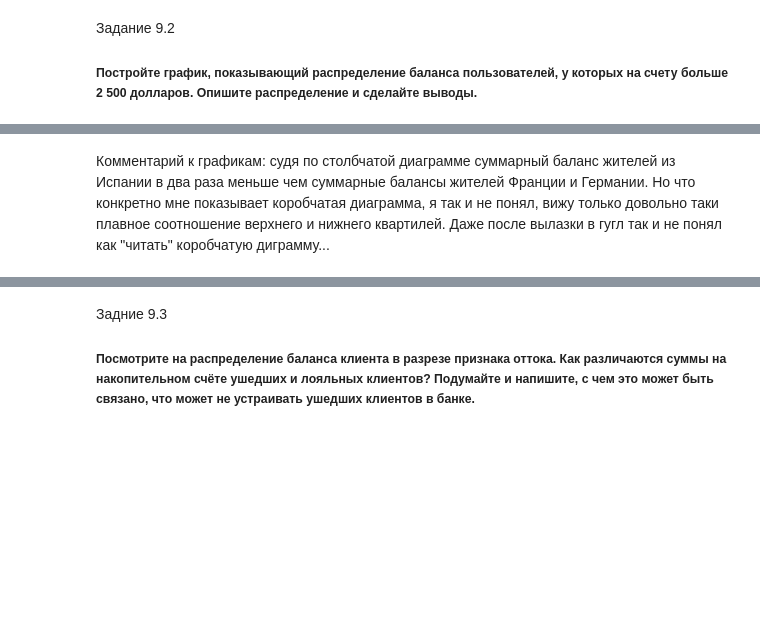
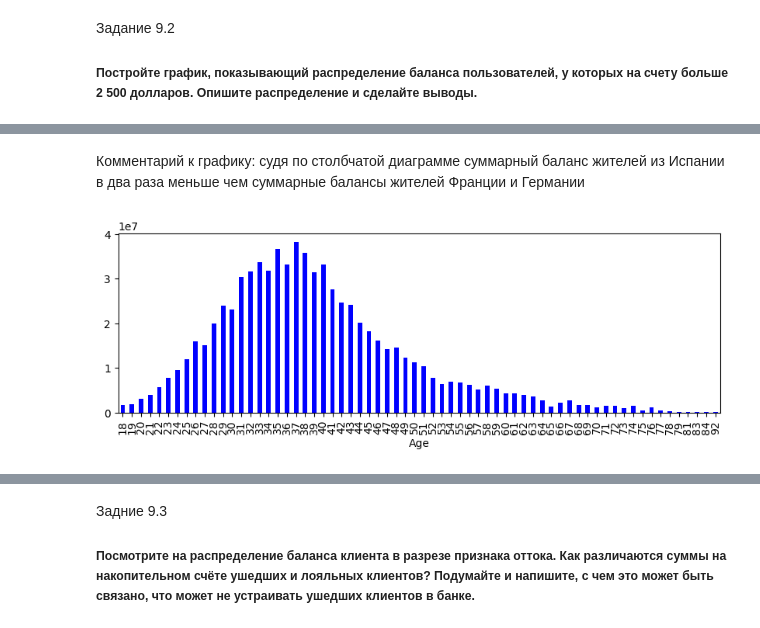
Before and after one commit to schdlr50/SF_Pandas_data_visualization, a Jupyter notebook: (Lesson 9) final task/les9.ipynb, the cells around one changed output, grey strips where cells are left out. Cells and saved outputs as stored; diff of their text form; code cells hidden in the pictures; blank space fills up the shorter version.

```diff
--- a/(Lesson 9) final task/les9.ipynb
+++ b/(Lesson 9) final task/les9.ipynb
@@ -77,2 +64,12 @@ boxplot = sns.boxplot(
 # %% [markdown]
-Комментарий к графикам: судя по столбчатой диаграмме суммарный баланс жителей из Испании в два раза меньше чем суммарные балансы жителей Франции и Германии. Но что конкретно мне показывает коробчатая диаграмма, я так и не понял, вижу только довольно таки плавное соотношение верхнего и нижнего квартилей. Даже после вылазки в гугл так и не понял как "читать" коробчатую диграмму...
+Комментарий к графику: судя по столбчатой диаграмме суммарный баланс жителей из Испании в два раза меньше чем суммарные балансы жителей Франции и Германии
+# %%
+balance_client = churn_data[mask1].groupby(['Age'])['Balance'].sum()
+balance_client.plot(
+    kind='bar',
+    grid=False,
+    figsize=(10, 3),
+    colormap='winter'
+);
+# %% [output]
+[figure, added]
```
Also changed, not shown: parts of 14 cells of this notebook.
